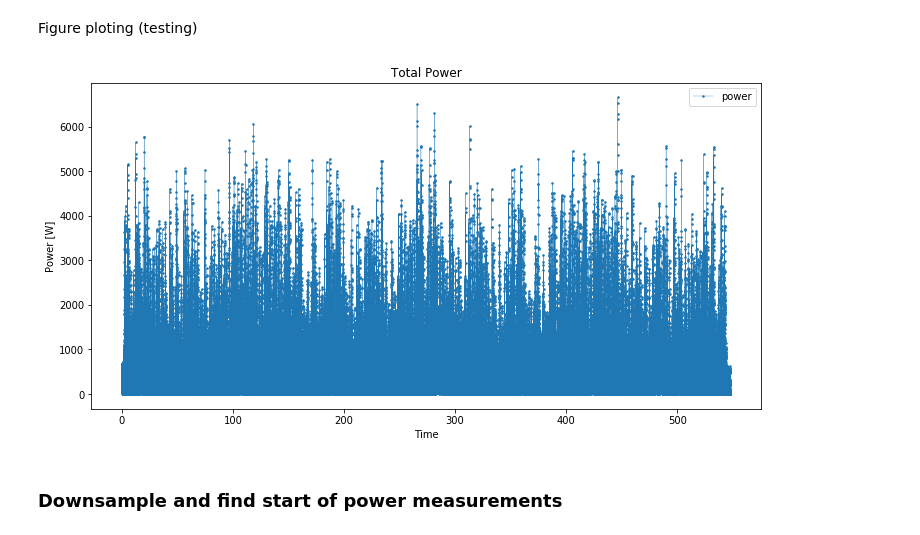
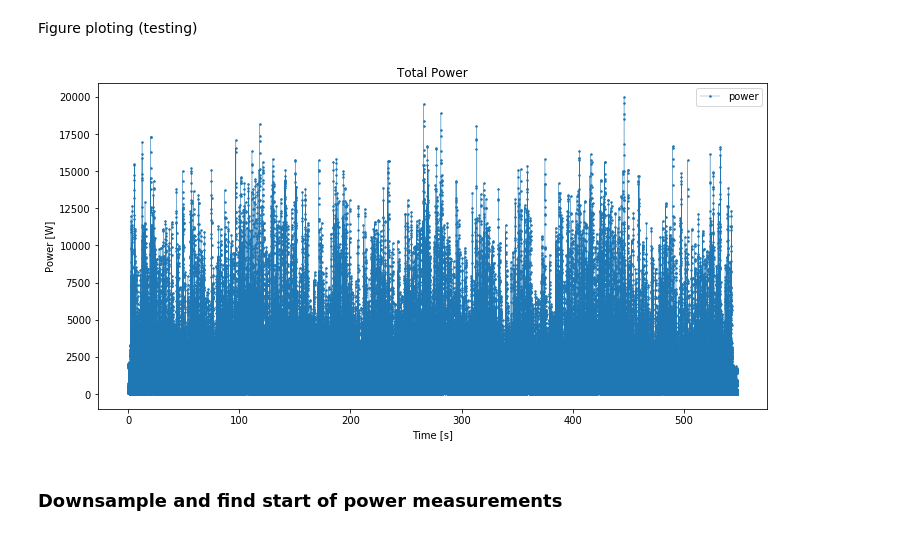
Before and after one commit to DrSoap/SSY226_Energy_Consumption, a Jupyter notebook: Setup.ipynb, the cells around one changed output. Saved outputs shown, nothing was run; the diff lists cells and outputs as text; code cells hidden in the pictures.

```diff
--- a/Setup.ipynb
+++ b/Setup.ipynb
@@ -80,7 +80,7 @@ amp_data = []
 voltage_data = []
 #TODO: If statement that handles if we measure 1 or 3 phase
 for sample in Volt_Amp_data:
-    power = np.abs(sample[1]*sample[2]) \
+    power = np.abs(3*sample[1]*sample[2]) \
 #          + np.abs(sample[2]*sample[5]) \
 #          + np.abs(sample[3]*sample[6])
     power_data.append(power)
@@ -92,14 +92,14 @@ Figure ploting (testing)
 # %%
 plt.figure(figsize=(12,6))
 fig = plt.subplot()
 x = range(len(power_data))
 fig.plot(power_time, power_data,  label='power',  marker='o',linewidth=0.3, markersize=1.5)
 fig.legend();
 fig.set_ylabel('Power [W]')
-fig.set_xlabel('Time')
+fig.set_xlabel('Time [s]')
 fig.set_title('Total Power');
 # %% [output]
-[figure, old version]
+[figure, new version]
 # %% [markdown]
 ### Downsample and find start of power measurements
 # %%
```
Also changed, not shown: parts of 3 cells of this notebook, 1 other file.
